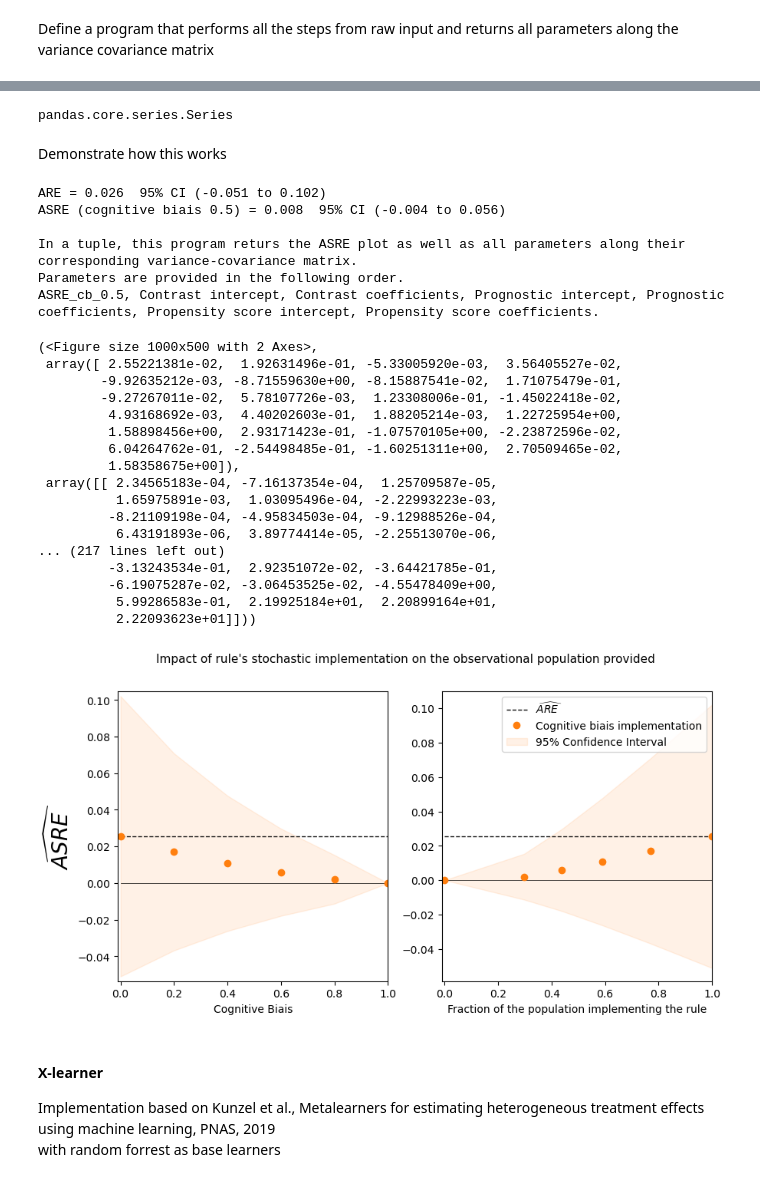
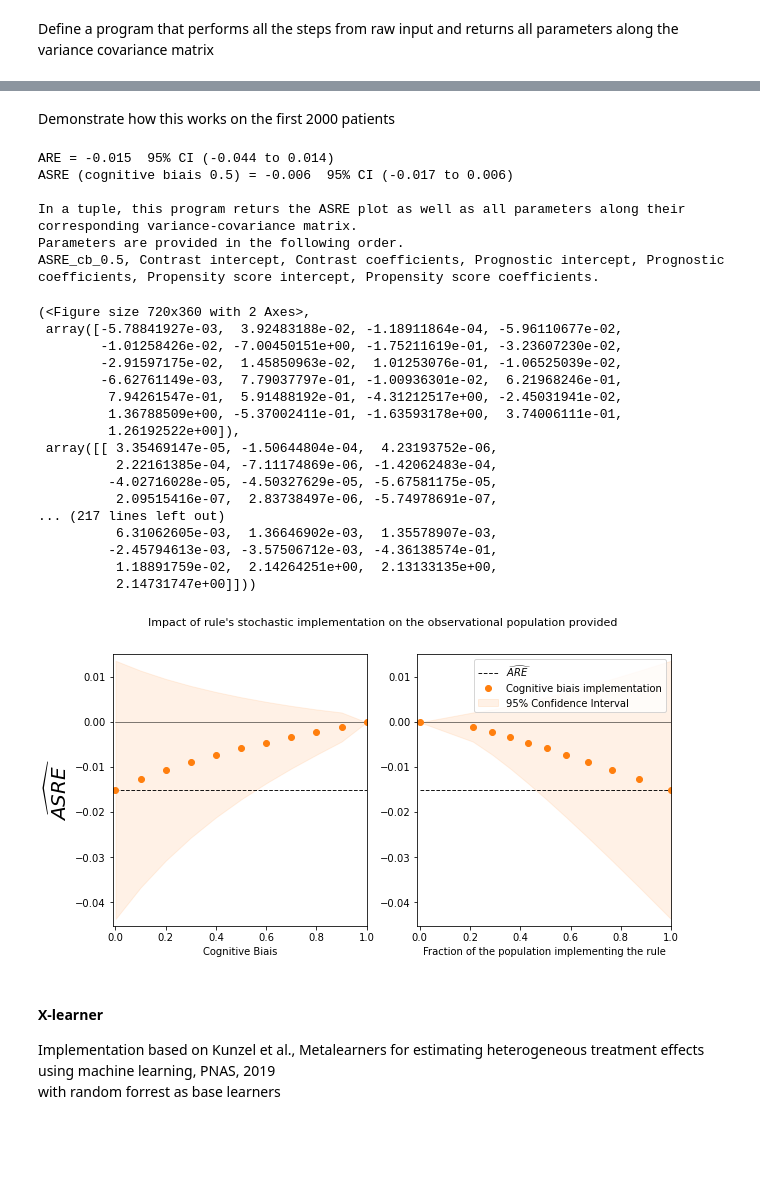
Before and after one commit to fcgrolleau/Emulated-ITR, a Jupyter notebook: simulations.ipynb, the cells around one changed output, grey strips where cells are left out. Drawn from its saved outputs; the diff is of its cells as text; code cells hidden in the pictures; blank space fills up the shorter version.

```diff
--- a/simulations.ipynb
+++ b/simulations.ipynb
@@ -33,9 +33,9 @@ pd.options.mode.chained_assignment = None  # default='warn'
 # %% [markdown]
 #### Setting data generation parameters
 # %%
-n = 200  # size of each sample
-sims = 1  # number of repeated samples
-n_boots = 1000 # number of bootstrap iterations
+n = 1000  # size of each sample
+sims = 100  # number of repeated samples
+n_boots = 100 # number of bootstrap iterations
 np.random.seed(1015033030)
 # %% [markdown]
 #### Generating data
@@ -718,6 +714,7 @@ def asre_package(df, rule, ttt, y, ps_predictors, pronostic_predictors, ctst_vrb
         VCV = V_cov_mat_fast(df_temp, rule, ttt, y, ps_predictors, pronostic_predictors, ctst_vrb, p_x, are_hat, psi_hat_icpt, psi_hat_coef, phi_hat_icpt, phi_hat_coef, gamma_hat_icpt, gamma_hat_coef)
 
         asre_hat = np.array( np.mean( p_x * (df_temp[rule] - df_temp[ttt]) * df_temp["cate_hat"]) ).squeeze()
+        parameters[0] = asre_hat
 
         se_asre = np.sqrt(VCV[0,0])
         print('ASRE (cognitive biais ' + str(alpha) + ')' + ' = ' + str(np.round(asre_hat, precision)) + '  95% CI (' +
@@ -786,47 +783,43 @@ def asre_package(df, rule, ttt, y, ps_predictors, pronostic_predictors, ctst_vrb
         print('Parameters are provided in the following order.')
         print(estimator + ', Contrast intercept, Contrast coefficients, Prognostic intercept, Prognostic coefficients, Propensity score intercept, Propensity score coefficients.')
         return parameters, VCV
-# %%
-type(df['Y'])
-# %% [output]
-pandas.core.series.Series
 # %% [markdown]
-Demonstrate how this works
+Demonstrate how this works on the first 2000 patients
 # %%
 df['rule'] = df.pred_cate<0
 #fig, asre_test, vcv_test =
-asre_package(df,
+asre_package(df.iloc[:2000],
           rule = "rule",
           ttt = 'cabg', y = "Y",
           ps_predictors = ["age", "crcl_log", "copd", "tvd", "lmcad", "both"],
           pronostic_predictors = ["tvd", "lmcad", "both", "syntax", "age", "crcl", "diabetes", "insulin", "lvef", "smoking", "pvd", "copd"],
           ctst_vrb = ['syntax', 'tvd', 'lmcad'],
-          est='ASRE_cb', alpha = .5, n_alphas=5, precision=3)
+          est='ASRE_cb', alpha = .5, n_alphas=10, precision=3)
 # %% [output]
-ARE = 0.026  95% CI (-0.051 to 0.102)
-ASRE (cognitive biais 0.5) = 0.008  95% CI (-0.004 to 0.056)
+ARE = -0.015  95% CI (-0.044 to 0.014)
+ASRE (cognitive biais 0.5) = -0.006  95% CI (-0.017 to 0.006)
 
 In a tuple, this program returs the ASRE plot as well as all parameters along their corresponding variance-covariance matrix.
 Parameters are provided in the following order.
 ASRE_cb_0.5, Contrast intercept, Contrast coefficients, Prognostic intercept, Prognostic coefficients, Propensity score intercept, Propensity score coefficients.
-(<Figure size 1000x500 with 2 Axes>,
- array([ 2.55221381e-02,  1.92631496e-01, -5.33005920e-03,  3.56405527e-02,
-        -9.92635212e-03, -8.71559630e+00, -8.15887541e-02,  1.71075479e-01,
-        -9.27267011e-02,  5.78107726e-03,  1.23308006e-01, -1.45022418e-02,
-         4.93168692e-03,  4.40202603e-01,  1.88205214e-03,  1.22725954e+00,
-         1.58898456e+00,  2.93171423e-01, -1.07570105e+00, -2.23872596e-02,
-         6.04264762e-01, -2.54498485e-01, -1.60251311e+00,  2.70509465e-02,
-         1.58358675e+00]),
- array([[ 2.34565183e-04, -7.16137354e-04,  1.25709587e-05,
-          1.65975891e-03,  1.03095496e-04, -2.22993223e-03,
-         -8.21109198e-04, -4.95834503e-04, -9.12988526e-04,
-          6.43191893e-06,  3.89774414e-05, -2.25513070e-06,
+(<Figure size 720x360 with 2 Axes>,
+ array([-5.78841927e-03,  3.92483188e-02, -1.18911864e-04, -5.96110677e-02,
+        -1.01258426e-02, -7.00450151e+00, -1.75211619e-01, -3.23607230e-02,
+        -2.91597175e-02,  1.45850963e-02,  1.01253076e-01, -1.06525039e-02,
+        -6.62761149e-03,  7.79037797e-01, -1.00936301e-02,  6.21968246e-01,
+         7.94261547e-01,  5.91488192e-01, -4.31212517e+00, -2.45031941e-02,
+         1.36788509e+00, -5.37002411e-01, -1.63593178e+00,  3.74006111e-01,
+         1.26192522e+00]),
+ array([[ 3.35469147e-05, -1.50644804e-04,  4.23193752e-06,
+          2.22161385e-04, -7.11174869e-06, -1.42062483e-04,
+         -4.02716028e-05, -4.50327629e-05, -5.67581175e-05,
+          2.09515416e-07,  2.83738497e-06, -5.74978691e-07,
 ... (217 lines left out)
-         -3.13243534e-01,  2.92351072e-02, -3.64421785e-01,
-         -6.19075287e-02, -3.06453525e-02, -4.55478409e+00,
-          5.99286583e-01,  2.19925184e+01,  2.20899164e+01,
-          2.22093623e+01]]))
+          6.31062605e-03,  1.36646902e-03,  1.35578907e-03,
+         -2.45794613e-03, -3.57506712e-03, -4.36138574e-01,
+          1.18891759e-02,  2.14264251e+00,  2.13133135e+00,
+          2.14731747e+00]]))
-[figure, old version]
+[figure, new version]
 # %% [markdown]
 #### X-learner
 
```
Also changed, not shown: parts of 31 cells of this notebook.
